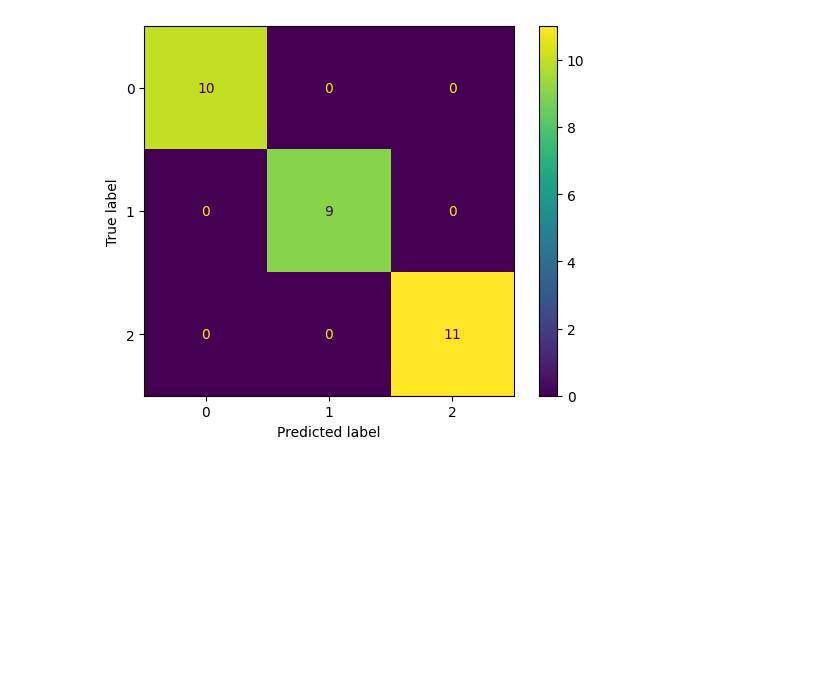
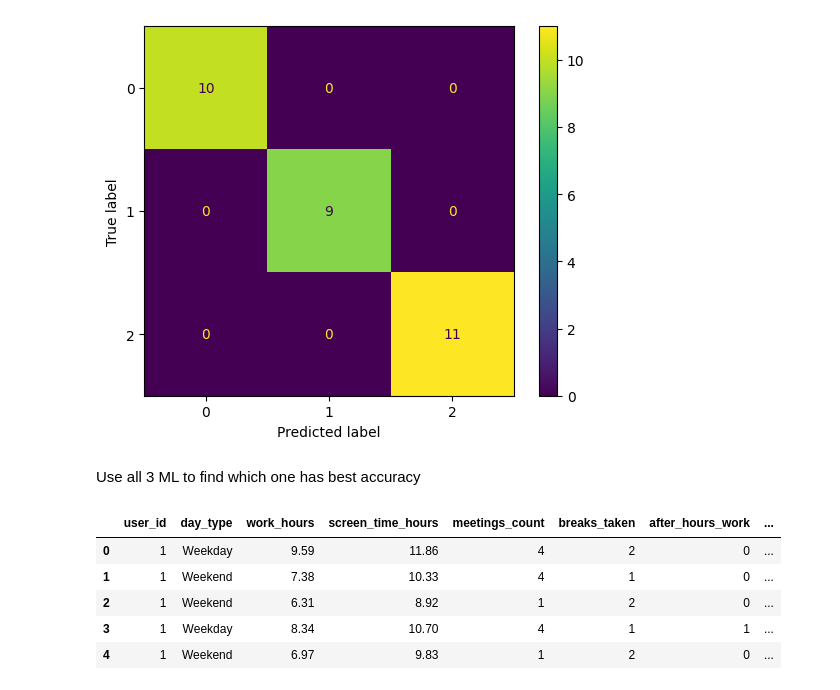
Before and after one commit to Nav-ee-n/naive-bayes-practice, a Jupyter notebook: naive_bayes.ipynb, the cells around one changed output. Drawn from its saved outputs; the diff is of its cells as text; code cells hidden in the pictures; blank space fills up the shorter version.

Commit message:
best accuracy among 3

```diff
--- a/naive_bayes.ipynb
+++ b/naive_bayes.ipynb
@@ -173,3 +173,5 @@ print(ConfusionMatrixDisplay.from_predictions(y_test,y_predict))
 # %% [output]
 <sklearn.metrics._plot.confusion_matrix.ConfusionMatrixDisplay object at 0x...>
 [figure]
+# %% [markdown]
+Use all 3 ML to find which one has best accuracy
@@ -175,0 +180,11 @@ print(ConfusionMatrixDisplay.from_predictions(y_test,y_predict))
+# %%
+df=pd.read_csv('/content/work_from_home_burnout_dataset.csv')
+# %%
+df.head()
+# %% [output]
+|  | user_id | day_type | work_hours | screen_time_hours | meetings_count | breaks_taken | after_hours_work | ... |
+| 0 | 1 | Weekday | 9.59 | 11.86 | 4 | 2 | 0 | ... |
+| 1 | 1 | Weekend | 7.38 | 10.33 | 4 | 1 | 0 | ... |
+| 2 | 1 | Weekend | 6.31 | 8.92 | 1 | 2 | 0 | ... |
+| 3 | 1 | Weekday | 8.34 | 10.70 | 4 | 1 | 1 | ... |
+| 4 | 1 | Weekend | 6.97 | 9.83 | 1 | 2 | 0 | ... |
```
Also changed, not shown: parts of 40 cells of this notebook.
